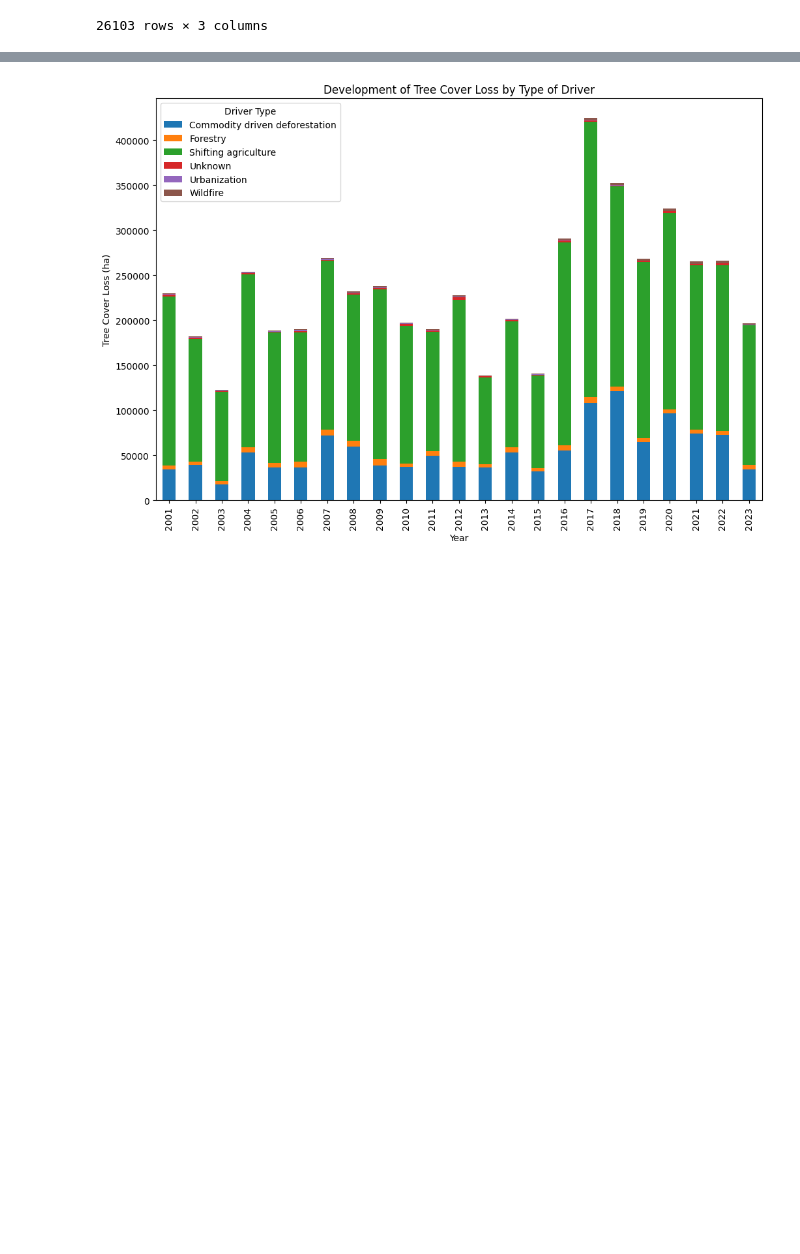
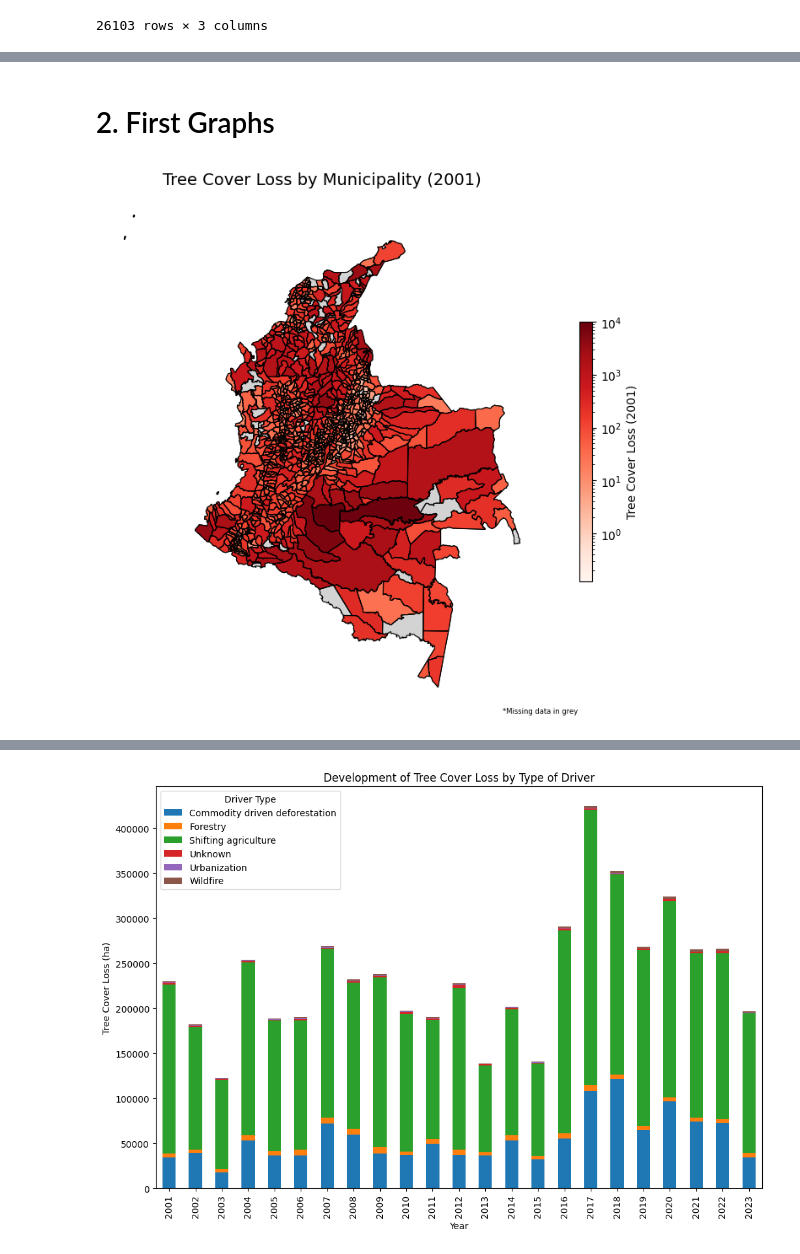
Before and after one commit to cpj97/MDS_thesis, a Jupyter notebook: script.ipynb, the cells around one changed output, grey strips where cells are left out. Drawn from its saved outputs; the diff is of its cells as text; code cells hidden in the pictures; blank space fills up the shorter version.

```diff
--- a/script.ipynb
+++ b/script.ipynb
@@ -325,0 +425,10 @@ dataframes[1]
+# %%
+# Merge the shapes dataset with the deforestation dataset on the common columns
+
+shapes['mpios'] = shapes['mpios'].astype(int)
+
+
+def_shapes = def_codes.merge(shapes, left_on=['codmpio'], right_on=['mpios'])
+
+# Display the merged dataframe
+def_shapes
@@ -325,0 +449,40 @@ dataframes[1]
+# %% [markdown]
+# 2. First Graphs
+# %%
+#Example for 2001 -----> SOLO PARA PRUEBAS
+
+# Plot the tree cover loss for 2001
+tree_loss_2001 = def_shapes[def_shapes["year"] == 2001][["codmpio", "tc_loss", "geometry"]]
+tree_loss_2001 = gpd.GeoDataFrame(tree_loss_2001, geometry="geometry")
+
+# Replace 0 with NA to avoid log(0) in the color mapping
+tree_loss_2001["tc_loss"] = tree_loss_2001["tc_loss"].replace(0, np.nan)  # Replace 0 with NA
+# Define log scale normalization for color mapping
+log_norm = mcolors.LogNorm(vmin=tree_loss_2001["tc_loss"].min(), vmax=tree_loss_2001["tc_loss"].max())
+
+fig, ax = plt.subplots(figsize=(12, 8))
+
+shapes.plot(ax=ax, linewidth=0.8, color="lightgrey")  # Outline for all municipalities
+shapes.boundary.plot(ax=ax, linewidth=0.8, color="black")
+
+tree_loss_2001.plot(column="tc_loss", cmap="Reds", linewidth=0.5, edgecolor="black",
+         legend=True, ax=ax, norm=log_norm,
+         missing_kwds={"color": "lightgrey", "label": "No Data"},
+         legend_kwds={"label": "Tree Cover Loss (2001)", "orientation": "vertical", "shrink": 0.5})  # Shrink legend size
+
+
+ax.set_title("Tree Cover Loss by Municipality (2001)", fontsize=14)
+ax.axis("off")  # Hide axes
+
+# Move legend to the bottom right corner
+leg = ax.get_legend()
+if leg:
+    leg.set_bbox_to_anchor((0.95, 0.05))  # (X, Y) position in figure coordinates
+
+# Add footnote about missing data
+plt.annotate("*Missing data in grey", xy=(1, 0), xycoords="axes fraction",
+             fontsize=6, ha="center", va="center", color="black")
+
+plt.show()
+# %% [output]
+[figure, added]
```
Also changed, not shown: parts of 30 cells of this notebook.
